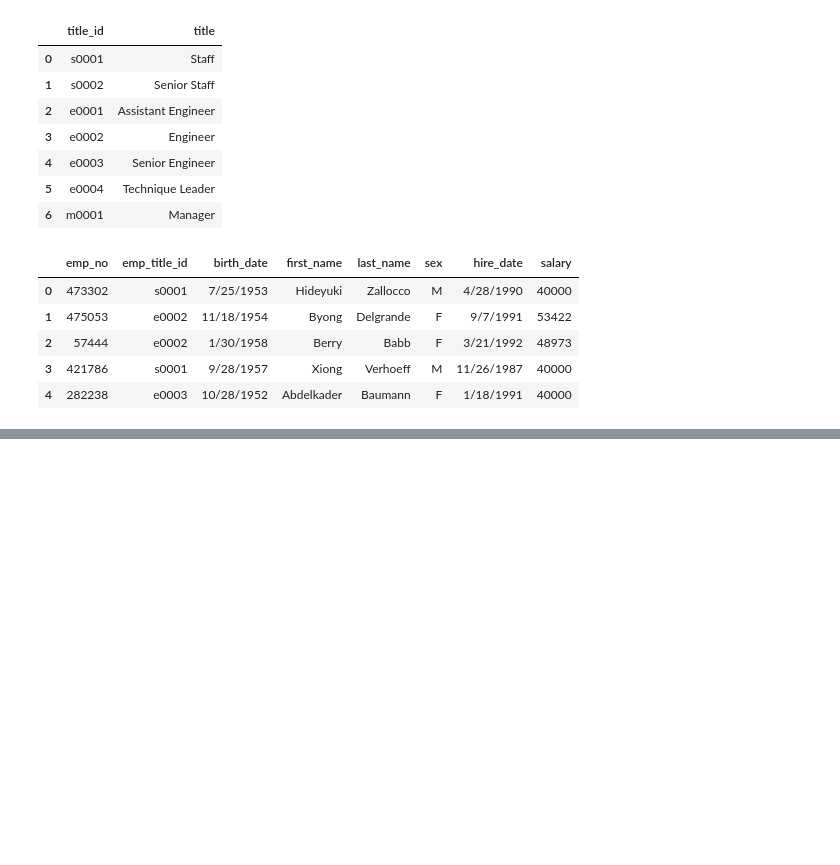
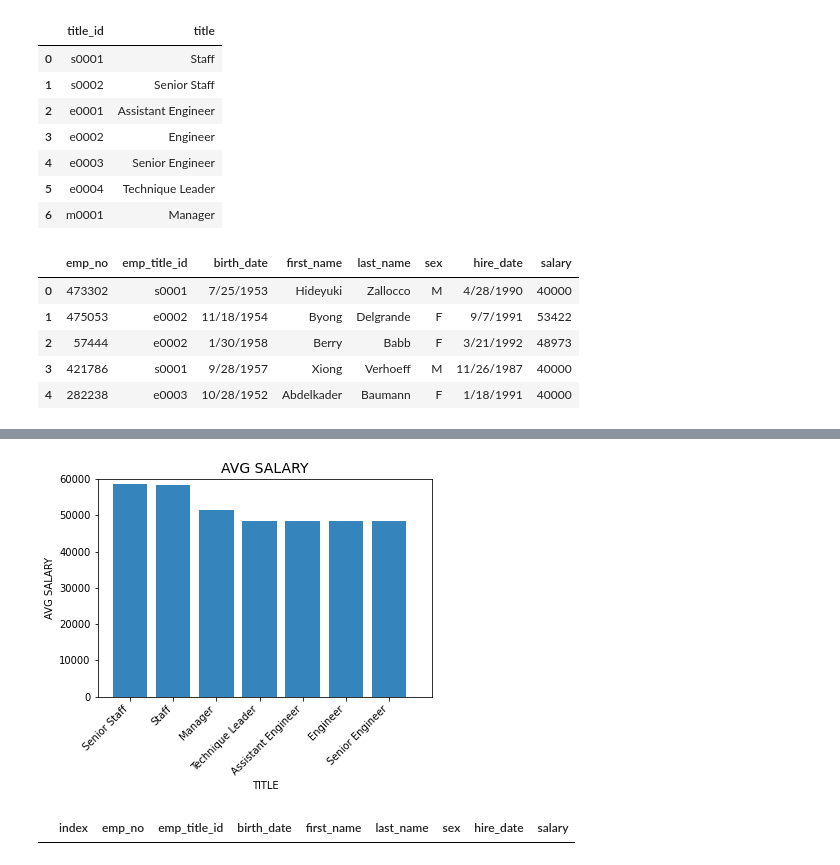
Before and after one commit to TBG1006/SQL-CHALLENGE, a Jupyter notebook: EmployeeSQL/Bonus Analysis.ipynb, the cells around one changed output, grey strips where cells are left out. Saved outputs shown, nothing was run; the diff lists cells and outputs as text; code cells hidden in the pictures; blank space fills up the shorter version.

```diff
--- a/EmployeeSQL/Bonus Analysis.ipynb
+++ b/EmployeeSQL/Bonus Analysis.ipynb
@@ -70,3 +70,6 @@ employee_salary_df.head()
 | 2 | 57444 | e0002 | 1/30/1958 | Berry | Babb | F | 3/21/1992 | 48973 |
 | 3 | 421786 | s0001 | 9/28/1957 | Xiong | Verhoeff | M | 11/26/1987 | 40000 |
 | 4 | 282238 | e0003 | 10/28/1952 | Abdelkader | Baumann | F | 1/18/1991 | 40000 |
+# %%
+avg_salary_by_title = employee_salary_df.groupby(["emp_title_id"])["salary"].mean()
+avg_salary_by_title
@@ -72,0 +86,3 @@ employee_salary_df.head()
+# %%
+titles_df = titles_df.rename(columns = {"title_id": "emp_title_id"})
+titles_df
@@ -72,0 +98,3 @@ employee_salary_df.head()
+# %%
+salary_final_df = pd.merge(titles_df, avg_salary_by_title, on = "emp_title_id")
+salary_final_df
@@ -72,0 +110,19 @@ employee_salary_df.head()
+# %%
+x_axis = np.arange(len(salary_final_df))
+tick_locations = [value for value in x_axis]
+salary_final_df = salary_final_df.sort_values("salary", ascending = False)
+plt.bar(x_axis, salary_final_df["salary"], alpha = 0.9, align="center")
+plt.xticks(tick_locations, salary_final_df["title"], rotation="45", horizontalalignment = "right")
+plt.xlim(-0.75, len(x_axis))
+plt.ylim(0, 60000)
+plt.title("AVG SALARY", fontsize = 14)
+plt.xlabel("TITLE")
+plt.ylabel("AVG SALARY")
+plt.show()
+# %% [output]
+[figure, added]
+# %%
+My_salary = employee_salary_df.loc[employee_salary_df["emp_no"] == "499942"]
+My_salary
+# %% [output]
+|  | index | emp_no | emp_title_id | birth_date | first_name | last_name | sex | hire_date | salary |
```
Also changed, not shown: parts of 4 cells of this notebook.
